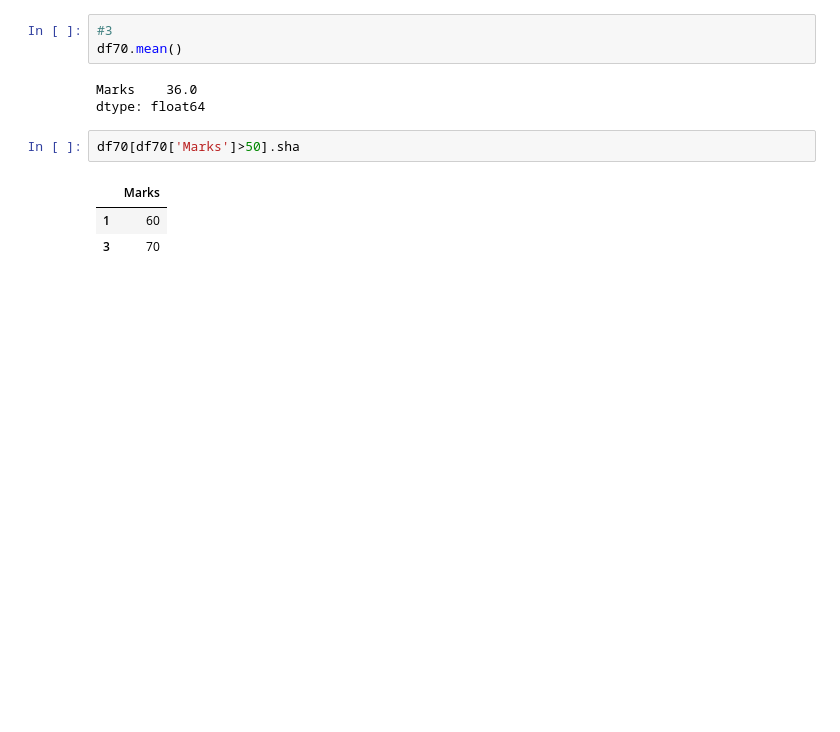
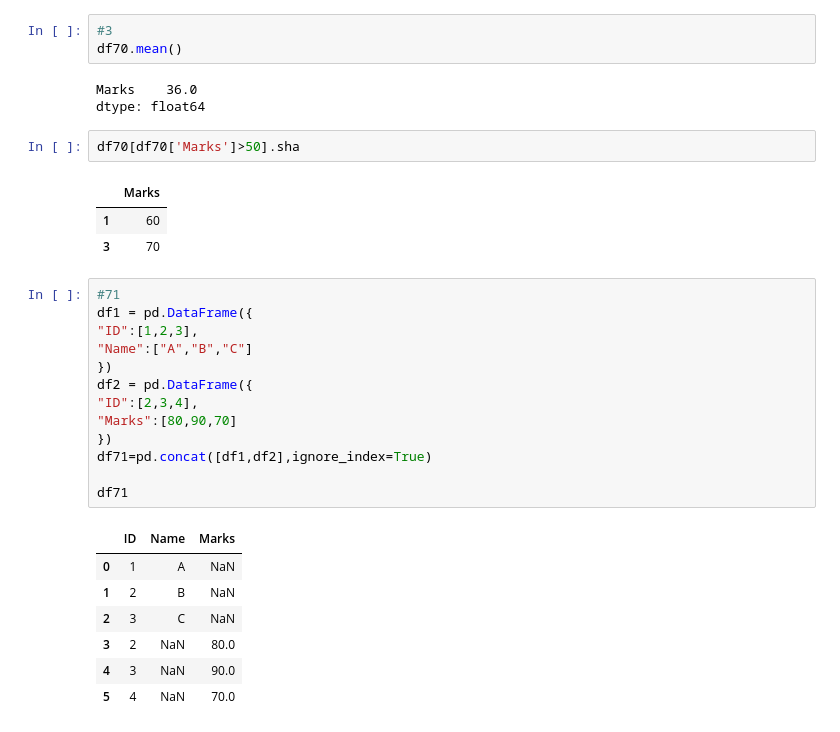
Before and after one commit to Jatin0422/Pandas_Prac, a Jupyter notebook: t1/Ch-1.ipynb, the cells around one changed output. Saved outputs shown, nothing was run; the diff lists cells and outputs as text; blank space fills up the shorter version.

```diff
--- a/t1/Ch-1.ipynb
+++ b/t1/Ch-1.ipynb
@@ -646,3 +646,24 @@ df70[df70['Marks']>50].sha
 |  | Marks |
 | 1 | 60 |
 | 3 | 70 |
+# %%
+#71
+df1 = pd.DataFrame({
+"ID":[1,2,3],
+"Name":["A","B","C"]
+})
+df2 = pd.DataFrame({
+"ID":[2,3,4],
+"Marks":[80,90,70]
+})
+df71=pd.concat([df1,df2],ignore_index=True)
+
+df71
+# %% [output]
+|  | ID | Name | Marks |
+| 0 | 1 | A | NaN |
+| 1 | 2 | B | NaN |
+| 2 | 3 | C | NaN |
+| 3 | 2 | NaN | 80.0 |
+| 4 | 3 | NaN | 90.0 |
+| 5 | 4 | NaN | 70.0 |
```
Also changed, not shown: parts of 21 cells of this notebook.
